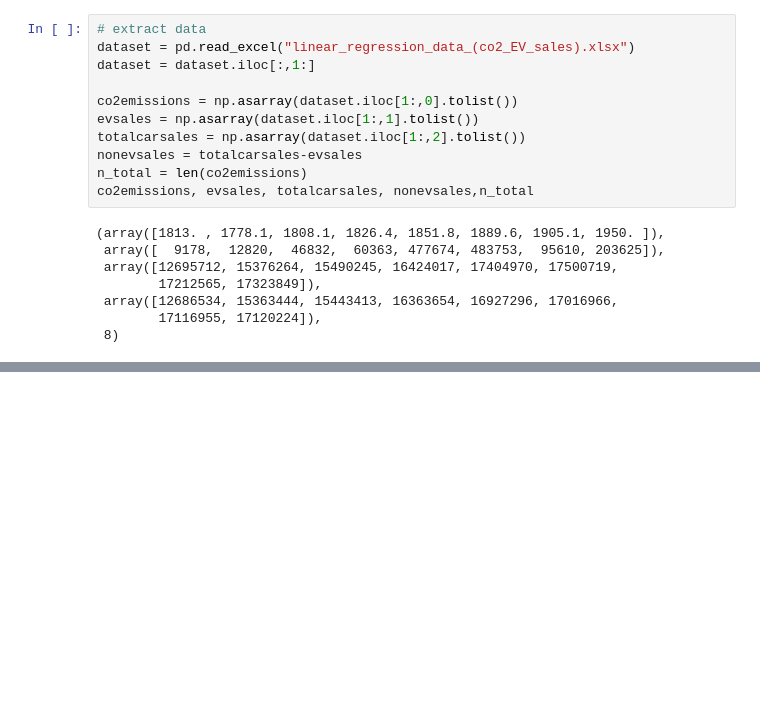
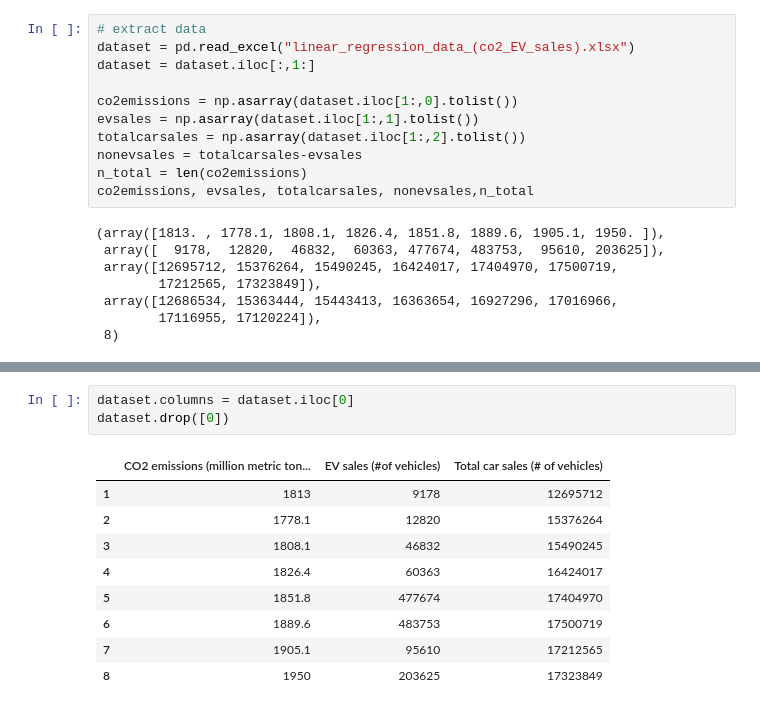
Before and after one commit to ykim879/machine.learning.project, a Jupyter notebook: linear_regression_CO2_EV_NonEV.ipynb, the cells around one changed output, grey strips where cells are left out. Drawn from its saved outputs; the diff is of its cells as text; blank space fills up the shorter version.

```diff
--- a/linear_regression_CO2_EV_NonEV.ipynb
+++ b/linear_regression_CO2_EV_NonEV.ipynb
@@ -69,0 +70,13 @@ plt.show()
+# %%
+dataset.columns = dataset.iloc[0]
+dataset.drop([0])
+# %% [output]
+|  | CO2 emissions (million metric ton... | EV sales (#of vehicles) | Total car sales (# of vehicles) |
+| 1 | 1813 | 9178 | 12695712 |
+| 2 | 1778.1 | 12820 | 15376264 |
+| 3 | 1808.1 | 46832 | 15490245 |
+| 4 | 1826.4 | 60363 | 16424017 |
+| 5 | 1851.8 | 477674 | 17404970 |
+| 6 | 1889.6 | 483753 | 17500719 |
+| 7 | 1905.1 | 95610 | 17212565 |
+| 8 | 1950 | 203625 | 17323849 |
```
Also changed, not shown: parts of 10 cells of this notebook.
